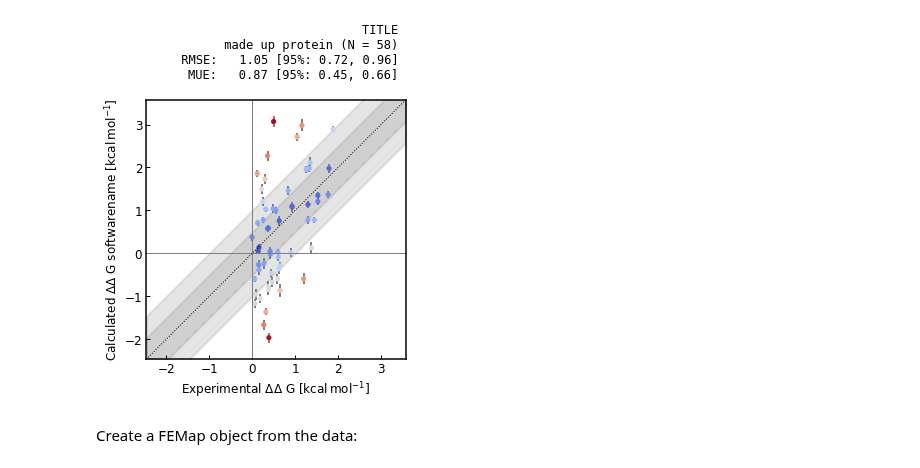
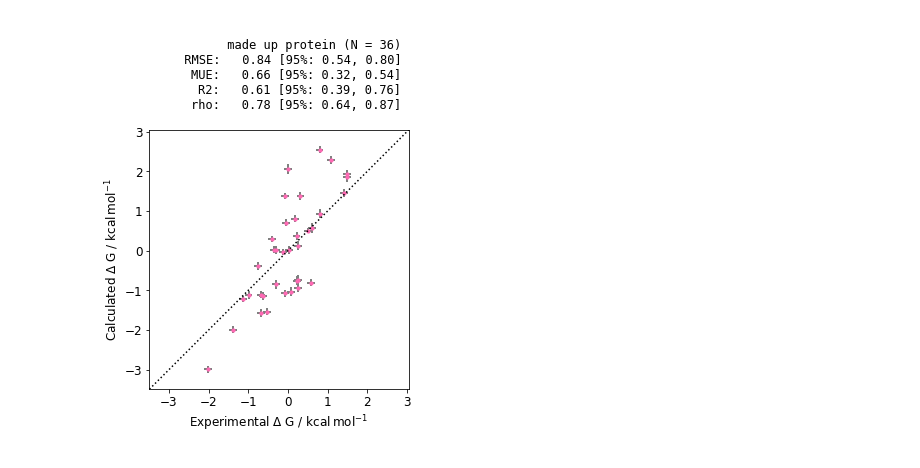
Before and after one commit to OpenFreeEnergy/cinnabar, a Jupyter notebook: freeenergyframework/examples/first-example.ipynb, the cells around one changed output. Saved outputs shown, nothing was run; the diff lists cells and outputs as text; code cells hidden in the pictures.

```diff
--- a/freeenergyframework/examples/first-example.ipynb
+++ b/freeenergyframework/examples/first-example.ipynb
@@ -8,3 +13,2 @@ from freeenergyframework import plotting, stats, wrangle, absolute
 # %%
-raw_results = wrangle.read_csv('../data/example.csv')
-print(len(raw_results))
+fe = wrangle.FEMap('../data/example.csv')
@@ -19,6 +43,5 @@ The above is the raw data of simulations that have been run, however the directi
 # %%
-plotting.plot_DDGs(raw_results,method_name='softwarename',map_positive=True,target_name='made up protein',title='TITLE')
+plotting.plot_DGs(fe.graph,method_name='softwarename',target_name='made up protein',
+                  color='hotpink',guidelines=False)
 # %% [output]
-[figure, old version]
+[figure, new version]
-# %% [markdown]
-Create a FEMap object from the data:
```
Also changed, not shown: parts of 25 cells of this notebook, 2 other files.
